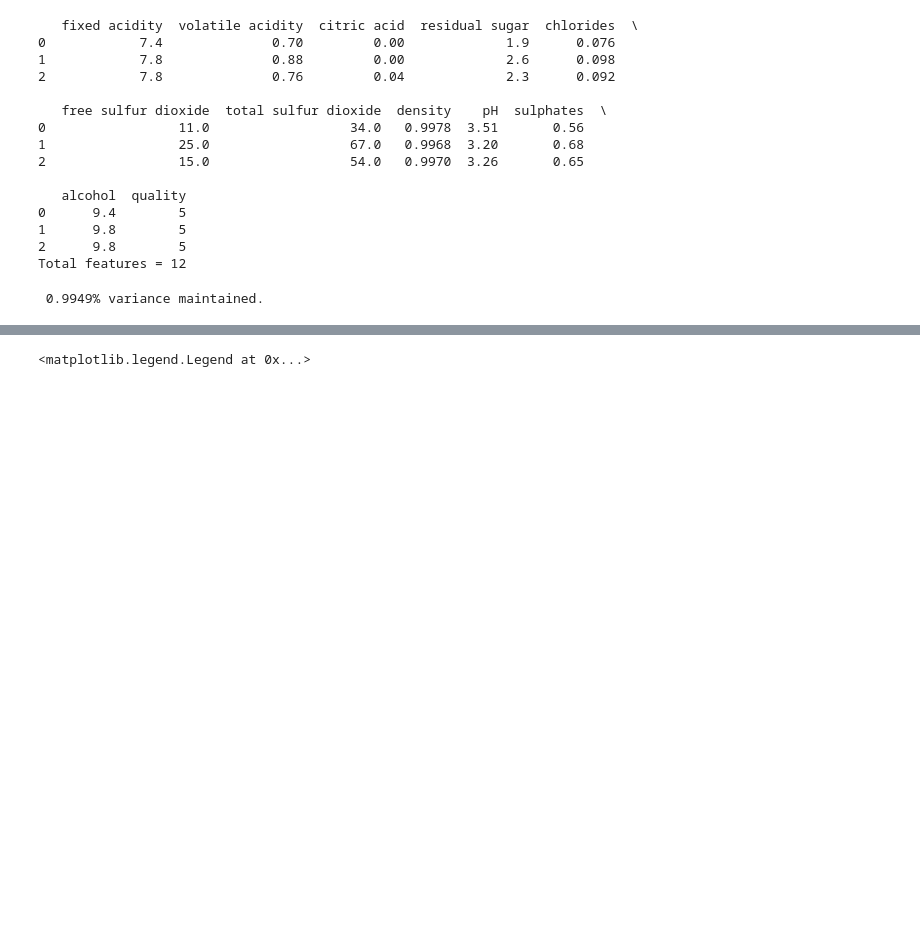
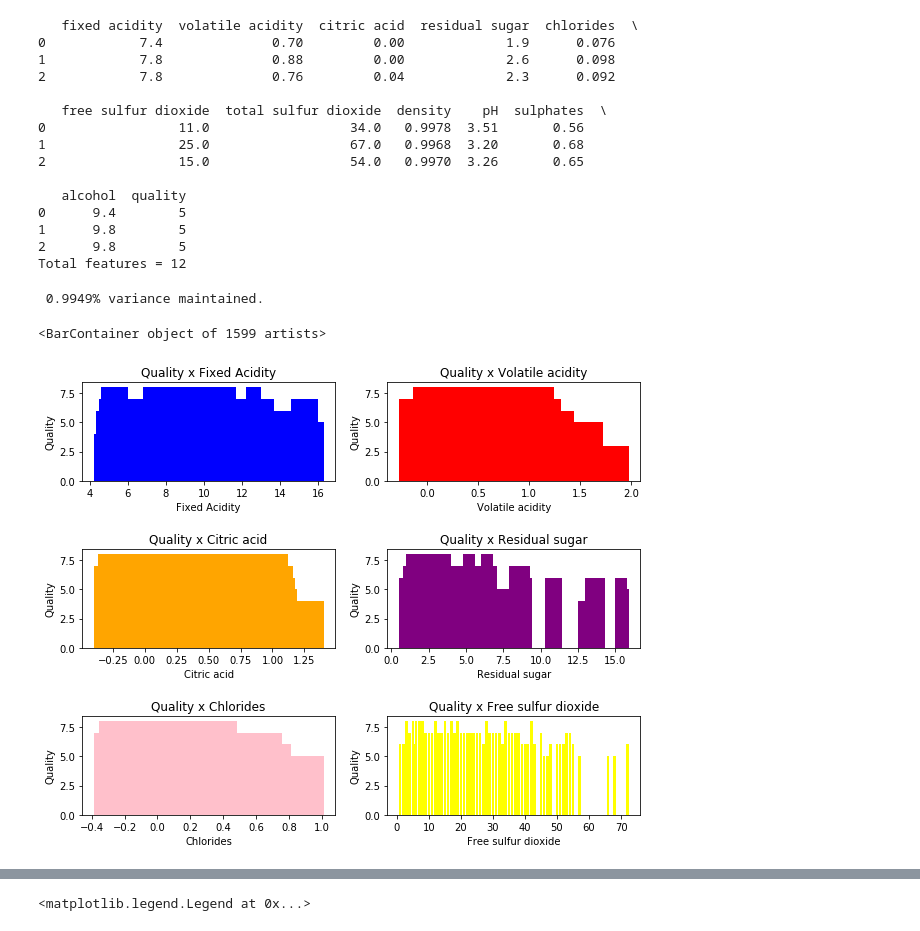
Before and after one commit to HenriqueLBorges/red_wine_classification, a Jupyter notebook: wine_classification.ipynb, the cells around one changed output, grey strips where cells are left out. Drawn from its saved outputs; the diff is of its cells as text; code cells hidden in the pictures; blank space fills up the shorter version.

Commit message:
features plot added.

```diff
--- a/wine_classification.ipynb
+++ b/wine_classification.ipynb
@@ -49,10 +49,12 @@ print ('Total features = ' + str(len(data.keys())))
 2      9.8        5
 Total features = 12
 # %%
+labels = ['fixed acidity', 'volatile acidity', 'citric acid', 'residual sugar',
+       'chlorides', 'free sulfur dioxide', 'total sulfur dioxide', 'density',
+       'pH', 'sulphates', 'alcohol']
+
 #Divive dataset into features and classes (X and Y)
-X = data[['fixed acidity', 'volatile acidity', 'citric acid', 'residual sugar',
-       'chlorides', 'free sulfur dioxide', 'total sulfur dioxide', 'density',
-       'pH', 'sulphates', 'alcohol']]
+X = data[labels]
 Y = data['quality']
 # %%
 #Utilize Principal Component Analysis to reduce 12 features to 2 and plot the data
@@ -62,3 +64,52 @@ pca_X = pca.transform(X)
 print (str('% 6.4f' % np.sum(pca.explained_variance_ratio_)) + '% variance maintained.')
 # %% [output]
  0.9949% variance maintained.
+# %%
+#Plots X features and classes correlations
+grid = plt.GridSpec(10, 10, wspace=6, hspace=0.3)
+fig = plt.figure(figsize=(10, 10))
+
+#Plot the data in a 2 dimension graph
+ax = fig.add_subplot(grid[0:2, 0:5])
+ax.set_title('Quality x Fixed Acidity')
+ax.set_xlabel('Fixed Acidity')
+ax.set_ylabel('Quality')
+plt.bar(X['fixed acidity'], Y, color=['blue'])
+
+#Plot the data in a 2 dimension graph
+ax = fig.add_subplot(grid[0:2, 5:10])
+ax.set_title('Quality x Volatile acidity')
+ax.set_xlabel('Volatile acidity')
+ax.set_ylabel('Quality')
+plt.bar(X['volatile acidity'], Y, color=['red'])
+
+#Plot the data in a 2 dimension graph
+ax = fig.add_subplot(grid[3:5, 0:5])
+ax.set_title('Quality x Citric acid')
+ax.set_xlabel('Citric acid')
+ax.set_ylabel('Quality')
+plt.bar(X['citric acid'], Y, color=['orange'])
+
+#Plot the data in a 2 dimension graph
+ax = fig.add_subplot(grid[3:5, 5:10])
+ax.set_title('Quality x Residual sugar')
+ax.set_xlabel('Residual sugar')
+ax.set_ylabel('Quality')
+plt.bar(X['residual sugar'], Y, color=['purple'])
+
+#Plot the data in a 2 dimension graph
+ax = fig.add_subplot(grid[6:8, 0:5])
+ax.set_title('Quality x Chlorides')
+ax.set_xlabel('Chlorides')
+ax.set_ylabel('Quality')
+plt.bar(X['chlorides'], Y, color=['pink'])
+
+#Plot the data in a 2 dimension graph
+ax = fig.add_subplot(grid[6:8, 5:10])
+ax.set_title('Quality x Free sulfur dioxide')
+ax.set_xlabel('Free sulfur dioxide')
+ax.set_ylabel('Quality')
+plt.bar(X['free sulfur dioxide'], Y, color=['yellow'])
+# %% [output]
+<BarContainer object of 1599 artists>
+[figure, added]
```
Also changed, not shown: parts of 3 cells of this notebook.
